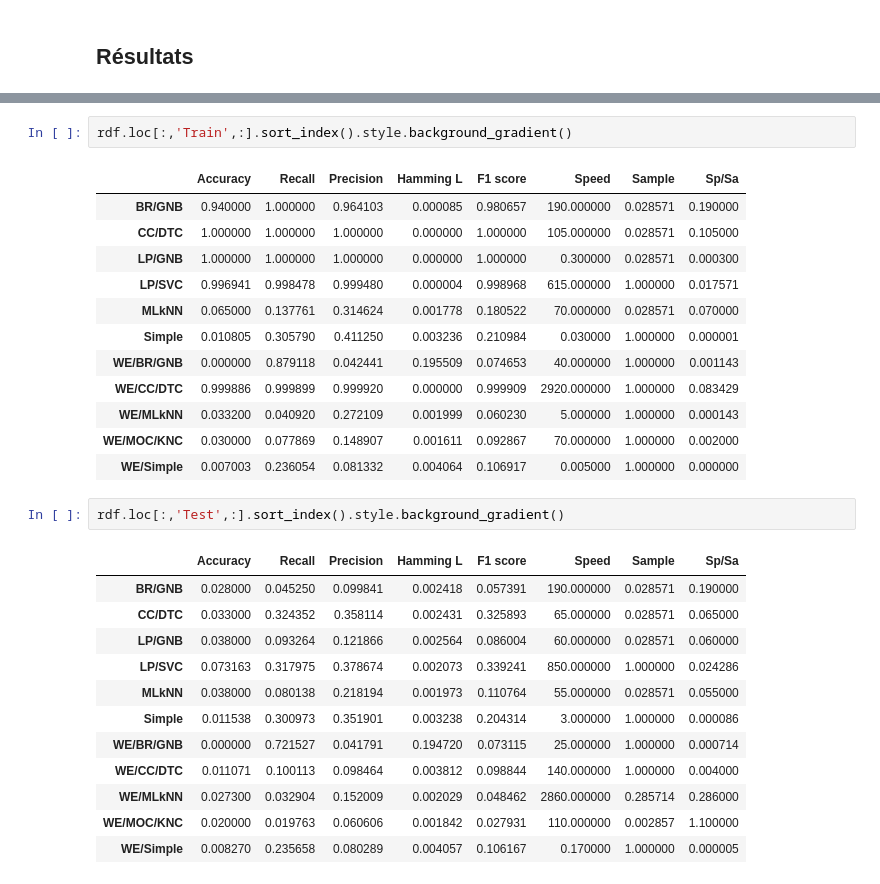
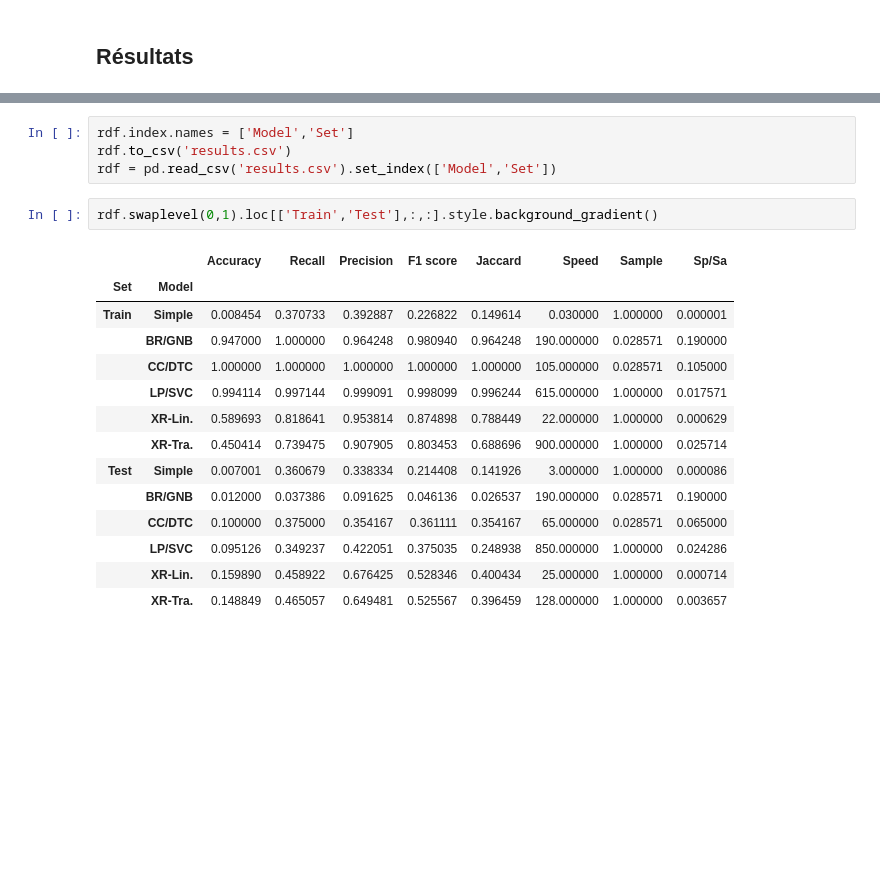
Before and after one commit to mGolos/Machine-Learning-Examples, a Jupyter notebook: examples/question_tagging/Modeling.ipynb, the cells around one changed output, grey strips where cells are left out. Cells and saved outputs as stored; diff of their text form; blank space fills up the shorter version.

```diff
--- a/examples/question_tagging/Modeling.ipynb
+++ b/examples/question_tagging/Modeling.ipynb
@@ -785,30 +515,21 @@ rdf.loc[:, 'Sample'] = rdf.loc[:, 'Sample']/35000
+# %%
+rdf.index.names = ['Model','Set']
+rdf.to_csv('results.csv')
+rdf = pd.read_csv('results.csv').set_index(['Model','Set'])
 # %%
-rdf.loc[:,'Train',:].sort_index().style.background_gradient()
+rdf.swaplevel(0,1).loc[['Train','Test'],:,:].style.background_gradient()
 # %% [output]
-|  | Accuracy | Recall | Precision | Hamming L | F1 score | Speed | Sample | Sp/Sa |
-| BR/GNB | 0.940000 | 1.000000 | 0.964103 | 0.000085 | 0.980657 | 190.000000 | 0.028571 | 0.190000 |
-| CC/DTC | 1.000000 | 1.000000 | 1.000000 | 0.000000 | 1.000000 | 105.000000 | 0.028571 | 0.105000 |
-| LP/GNB | 1.000000 | 1.000000 | 1.000000 | 0.000000 | 1.000000 | 0.300000 | 0.028571 | 0.000300 |
-| LP/SVC | 0.996941 | 0.998478 | 0.999480 | 0.000004 | 0.998968 | 615.000000 | 1.000000 | 0.017571 |
-| MLkNN | 0.065000 | 0.137761 | 0.314624 | 0.001778 | 0.180522 | 70.000000 | 0.028571 | 0.070000 |
-| Simple | 0.010805 | 0.305790 | 0.411250 | 0.003236 | 0.210984 | 0.030000 | 1.000000 | 0.000001 |
-| WE/BR/GNB | 0.000000 | 0.879118 | 0.042441 | 0.195509 | 0.074653 | 40.000000 | 1.000000 | 0.001143 |
-| WE/CC/DTC | 0.999886 | 0.999899 | 0.999920 | 0.000000 | 0.999909 | 2920.000000 | 1.000000 | 0.083429 |
-| WE/MLkNN | 0.033200 | 0.040920 | 0.272109 | 0.001999 | 0.060230 | 5.000000 | 1.000000 | 0.000143 |
-| WE/MOC/KNC | 0.030000 | 0.077869 | 0.148907 | 0.001611 | 0.092867 | 70.000000 | 1.000000 | 0.002000 |
-| WE/Simple | 0.007003 | 0.236054 | 0.081332 | 0.004064 | 0.106917 | 0.005000 | 1.000000 | 0.000000 |
+|  |  | Accuracy | Recall | Precision | F1 score | Jaccard | Speed | Sample | Sp/Sa |
+| Set | Model |  |  |  |  |  |  |  |  |
+| Train | Simple | 0.008454 | 0.370733 | 0.392887 | 0.226822 | 0.149614 | 0.030000 | 1.000000 | 0.000001 |
+|  | BR/GNB | 0.947000 | 1.000000 | 0.964248 | 0.980940 | 0.964248 | 190.000000 | 0.028571 | 0.190000 |
+|  | CC/DTC | 1.000000 | 1.000000 | 1.000000 | 1.000000 | 1.000000 | 105.000000 | 0.028571 | 0.105000 |
+|  | LP/SVC | 0.994114 | 0.997144 | 0.999091 | 0.998099 | 0.996244 | 615.000000 | 1.000000 | 0.017571 |
+|  | XR-Lin. | 0.589693 | 0.818641 | 0.953814 | 0.874898 | 0.788449 | 22.000000 | 1.000000 | 0.000629 |
+|  | XR-Tra. | 0.450414 | 0.739475 | 0.907905 | 0.803453 | 0.688696 | 900.000000 | 1.000000 | 0.025714 |
+| Test | Simple | 0.007001 | 0.360679 | 0.338334 | 0.214408 | 0.141926 | 3.000000 | 1.000000 | 0.000086 |
+|  | BR/GNB | 0.012000 | 0.037386 | 0.091625 | 0.046136 | 0.026537 | 190.000000 | 0.028571 | 0.190000 |
+|  | CC/DTC | 0.100000 | 0.375000 | 0.354167 | 0.361111 | 0.354167 | 65.000000 | 0.028571 | 0.065000 |
+|  | LP/SVC | 0.095126 | 0.349237 | 0.422051 | 0.375035 | 0.248938 | 850.000000 | 1.000000 | 0.024286 |
+|  | XR-Lin. | 0.159890 | 0.458922 | 0.676425 | 0.528346 | 0.400434 | 25.000000 | 1.000000 | 0.000714 |
+|  | XR-Tra. | 0.148849 | 0.465057 | 0.649481 | 0.525567 | 0.396459 | 128.000000 | 1.000000 | 0.003657 |
-# %%
-rdf.loc[:,'Test',:].sort_index().style.background_gradient()
-# %% [output]
-|  | Accuracy | Recall | Precision | Hamming L | F1 score | Speed | Sample | Sp/Sa |
-| BR/GNB | 0.028000 | 0.045250 | 0.099841 | 0.002418 | 0.057391 | 190.000000 | 0.028571 | 0.190000 |
-| CC/DTC | 0.033000 | 0.324352 | 0.358114 | 0.002431 | 0.325893 | 65.000000 | 0.028571 | 0.065000 |
-| LP/GNB | 0.038000 | 0.093264 | 0.121866 | 0.002564 | 0.086004 | 60.000000 | 0.028571 | 0.060000 |
-| LP/SVC | 0.073163 | 0.317975 | 0.378674 | 0.002073 | 0.339241 | 850.000000 | 1.000000 | 0.024286 |
-| MLkNN | 0.038000 | 0.080138 | 0.218194 | 0.001973 | 0.110764 | 55.000000 | 0.028571 | 0.055000 |
-| Simple | 0.011538 | 0.300973 | 0.351901 | 0.003238 | 0.204314 | 3.000000 | 1.000000 | 0.000086 |
-| WE/BR/GNB | 0.000000 | 0.721527 | 0.041791 | 0.194720 | 0.073115 | 25.000000 | 1.000000 | 0.000714 |
-| WE/CC/DTC | 0.011071 | 0.100113 | 0.098464 | 0.003812 | 0.098844 | 140.000000 | 1.000000 | 0.004000 |
-| WE/MLkNN | 0.027300 | 0.032904 | 0.152009 | 0.002029 | 0.048462 | 2860.000000 | 0.285714 | 0.286000 |
-| WE/MOC/KNC | 0.020000 | 0.019763 | 0.060606 | 0.001842 | 0.027931 | 110.000000 | 0.002857 | 1.100000 |
-| WE/Simple | 0.008270 | 0.235658 | 0.080289 | 0.004057 | 0.106167 | 0.170000 | 1.000000 | 0.000005 |
```
Also changed, not shown: parts of 121 cells of this notebook, 3 other files.
